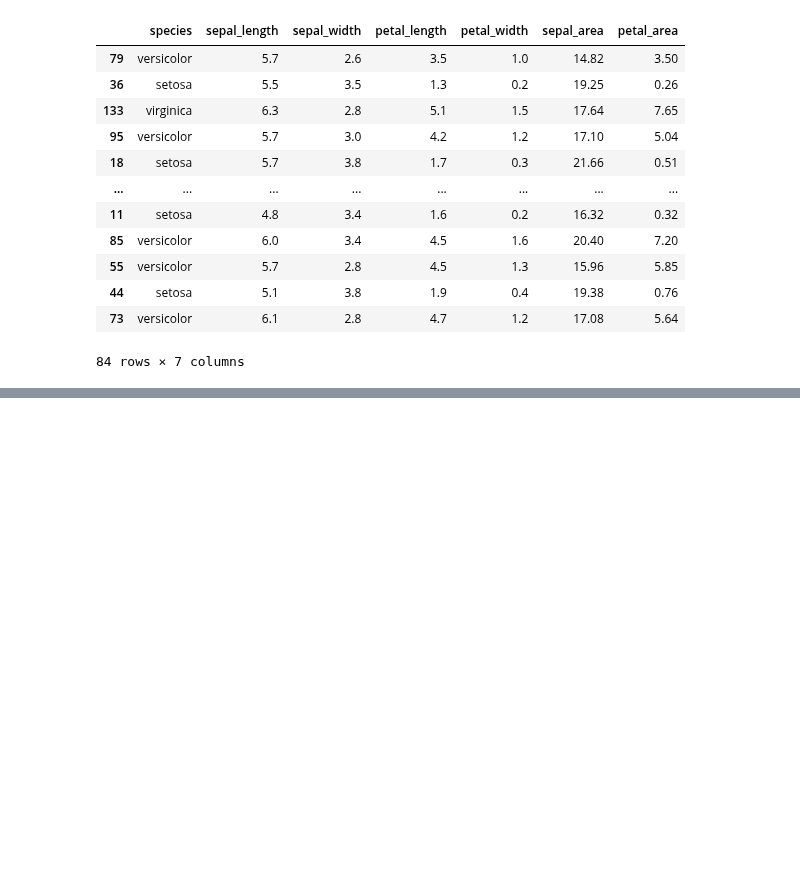
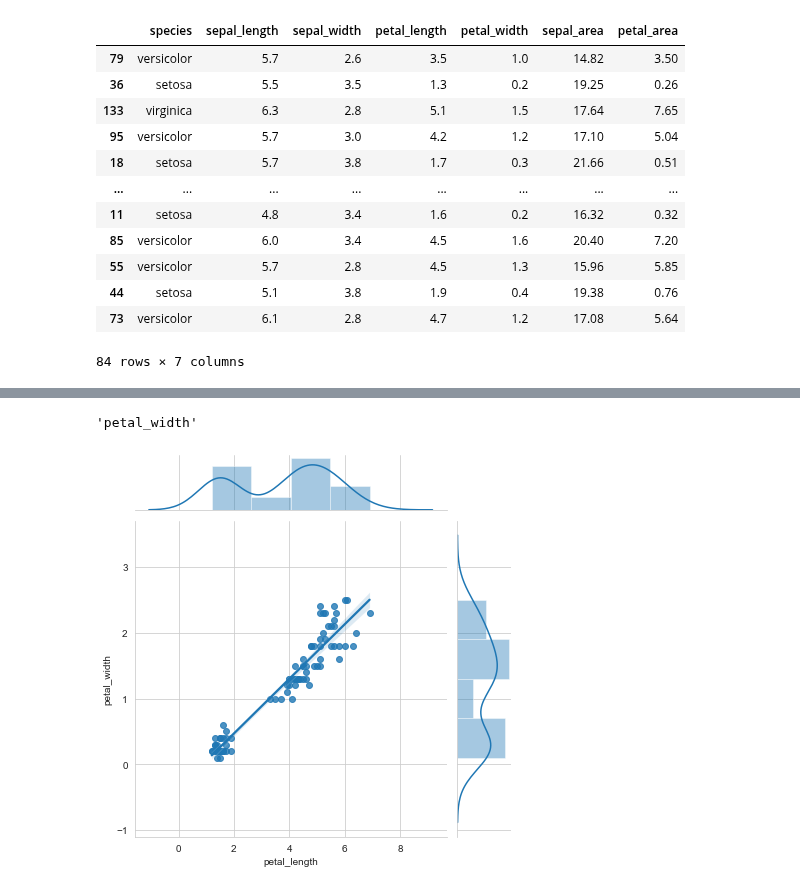
Before and after one commit to lukewbecker/classification-exercises, a Jupyter notebook: classification_exercises.ipynb, the cells around one changed output, grey strips where cells are left out. Cells and saved outputs as stored; diff of their text form; code cells hidden in the pictures; blank space fills up the shorter version.

```diff
--- a/classification_exercises.ipynb
+++ b/classification_exercises.ipynb
@@ -1716,0 +1745,9 @@ train_df
+# %%
+train_df.columns[4]
+# %% [output]
+'petal_width'
+# %%
+sns.jointplot(data = train_df, x = 'petal_length', y = 'petal_width', kind = 'reg')
+plt.show()
+# %% [output]
+[figure, added]
```
Also changed, not shown: parts of 5 cells of this notebook.
